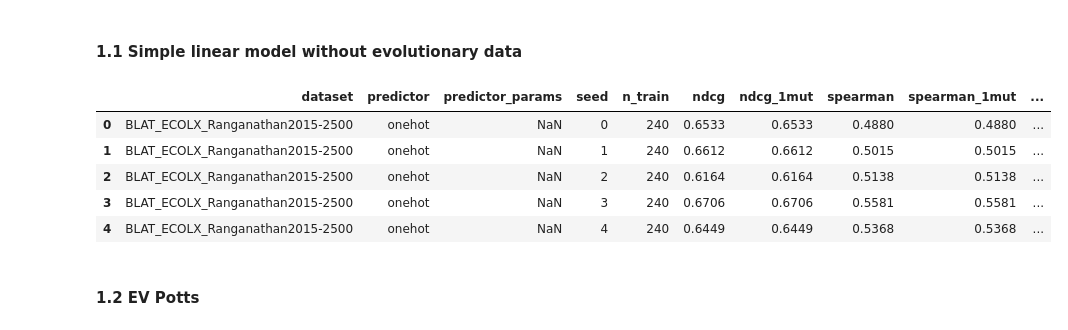
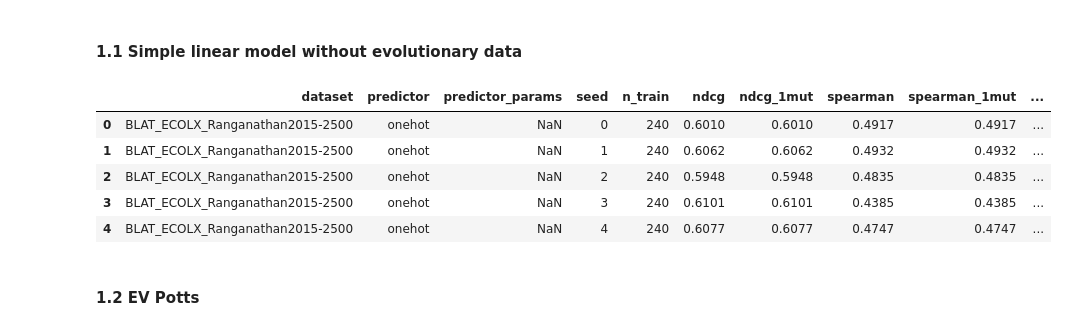
Before and after one commit to eliamounier/optoprotein-fitness-prediction, a Jupyter notebook: model_analysis.ipynb, the cells around one changed output. Drawn from its saved outputs; the diff is of its cells as text; code cells hidden in the pictures.

```diff
--- a/model_analysis.ipynb
+++ b/model_analysis.ipynb
@@ -11,14 +13,14 @@ RESULTS = 'results/demo/'
 # %% [markdown]
 #### 1.1 Simple linear model without evolutionary data
 # %%
-simple_linear = pd.read_csv(RESULTS+'linear_one_hot_only_labels_20seeds_240trainsample.csv')
-simple_linear.head()
+non_augmented_linear = pd.read_csv(RESULTS + 'non_augmented_linear_model.csv')
+non_augmented_linear.head()
 # %% [output]
 |  | dataset | predictor | predictor_params | seed | n_train | ndcg | ndcg_1mut | spearman | spearman_1mut | ... |
-| 0 | BLAT_ECOLX_Ranganathan2015-2500 | onehot | NaN | 0 | 240 | 0.6533 | 0.6533 | 0.4880 | 0.4880 | ... |
-| 1 | BLAT_ECOLX_Ranganathan2015-2500 | onehot | NaN | 1 | 240 | 0.6612 | 0.6612 | 0.5015 | 0.5015 | ... |
-| 2 | BLAT_ECOLX_Ranganathan2015-2500 | onehot | NaN | 2 | 240 | 0.6164 | 0.6164 | 0.5138 | 0.5138 | ... |
-| 3 | BLAT_ECOLX_Ranganathan2015-2500 | onehot | NaN | 3 | 240 | 0.6706 | 0.6706 | 0.5581 | 0.5581 | ... |
-| 4 | BLAT_ECOLX_Ranganathan2015-2500 | onehot | NaN | 4 | 240 | 0.6449 | 0.6449 | 0.5368 | 0.5368 | ... |
+| 0 | BLAT_ECOLX_Ranganathan2015-2500 | onehot | NaN | 0 | 240 | 0.6010 | 0.6010 | 0.4917 | 0.4917 | ... |
+| 1 | BLAT_ECOLX_Ranganathan2015-2500 | onehot | NaN | 1 | 240 | 0.6062 | 0.6062 | 0.4932 | 0.4932 | ... |
+| 2 | BLAT_ECOLX_Ranganathan2015-2500 | onehot | NaN | 2 | 240 | 0.5948 | 0.5948 | 0.4835 | 0.4835 | ... |
+| 3 | BLAT_ECOLX_Ranganathan2015-2500 | onehot | NaN | 3 | 240 | 0.6101 | 0.6101 | 0.4385 | 0.4385 | ... |
+| 4 | BLAT_ECOLX_Ranganathan2015-2500 | onehot | NaN | 4 | 240 | 0.6077 | 0.6077 | 0.4747 | 0.4747 | ... |
 # %% [markdown]
 #### 1.2 EV Potts
```
Also changed, not shown: parts of 6 cells of this notebook, 4 other files.
